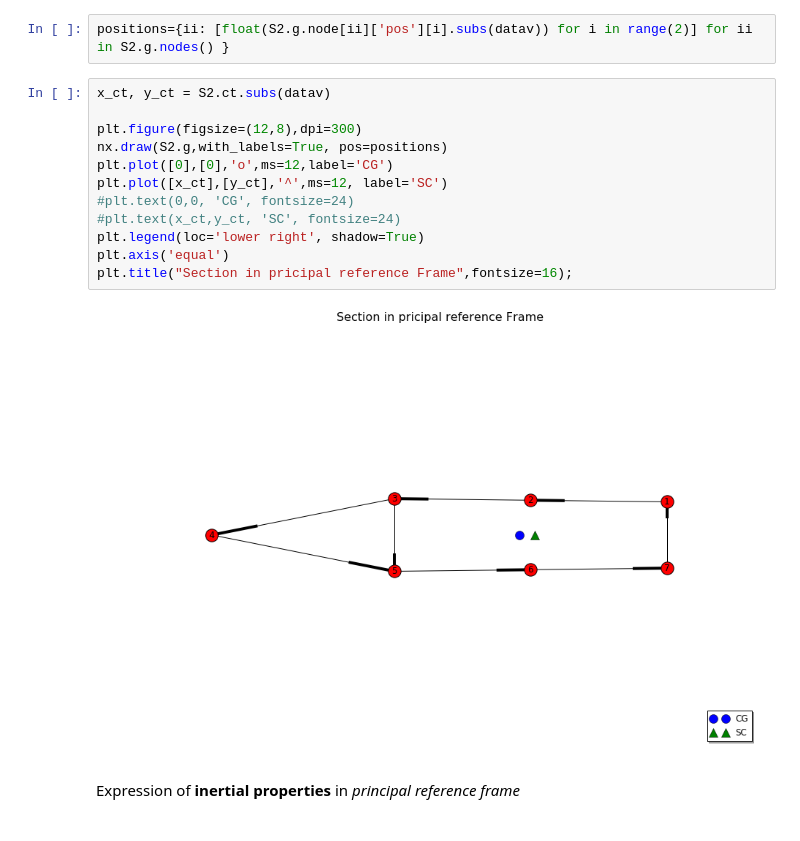
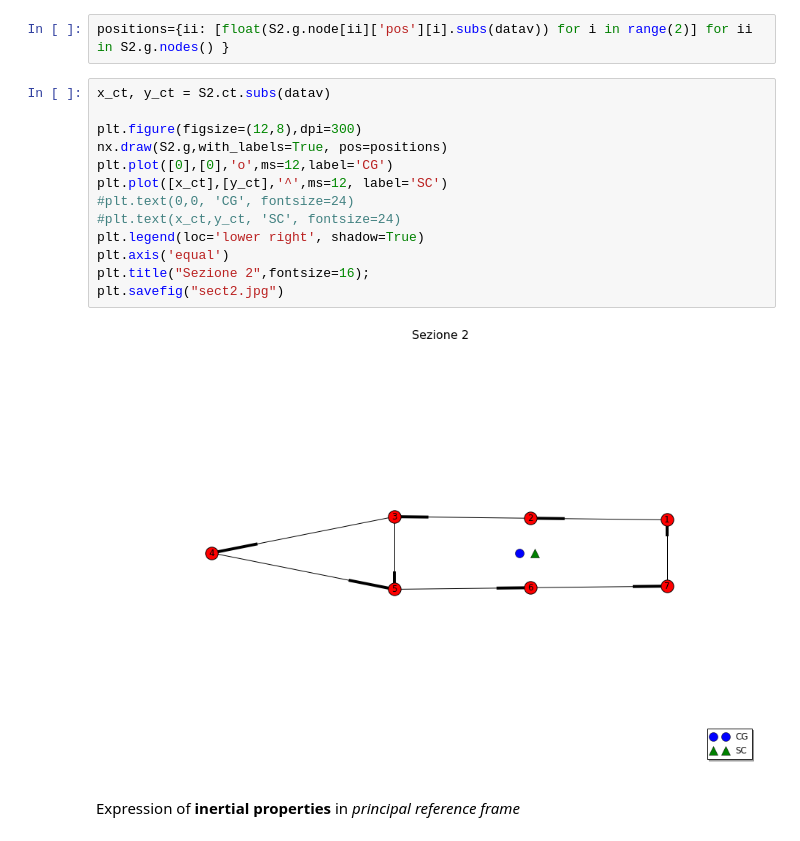
Before and after one commit to Ccaccia73/semimonocoque, a Jupyter notebook: 10_Stab_SF260.ipynb, the cells around one changed output. Cells and saved outputs as stored; diff of their text form.

```diff
--- a/10_Stab_SF260.ipynb
+++ b/10_Stab_SF260.ipynb
@@ -340,17 +341,18 @@ positions={ii: [float(S2.g.node[ii]['pos'][i].subs(datav)) for i in range(2)] fo
 # %%
 x_ct, y_ct = S2.ct.subs(datav)
 
 plt.figure(figsize=(12,8),dpi=300)
 nx.draw(S2.g,with_labels=True, pos=positions)
 plt.plot([0],[0],'o',ms=12,label='CG')
 plt.plot([x_ct],[y_ct],'^',ms=12, label='SC')
 #plt.text(0,0, 'CG', fontsize=24)
 #plt.text(x_ct,y_ct, 'SC', fontsize=24)
 plt.legend(loc='lower right', shadow=True)
 plt.axis('equal')
-plt.title("Section in pricipal reference Frame",fontsize=16);
+plt.title("Sezione 2",fontsize=16);
+plt.savefig("sect2.jpg")
 # %% [output]
-[figure, old version]
+[figure, new version]
 # %% [markdown]
 Expression of **inertial properties** in *principal reference frame*
 # %%
```
Also changed, not shown: parts of 20 cells of this notebook, 5 other files.
